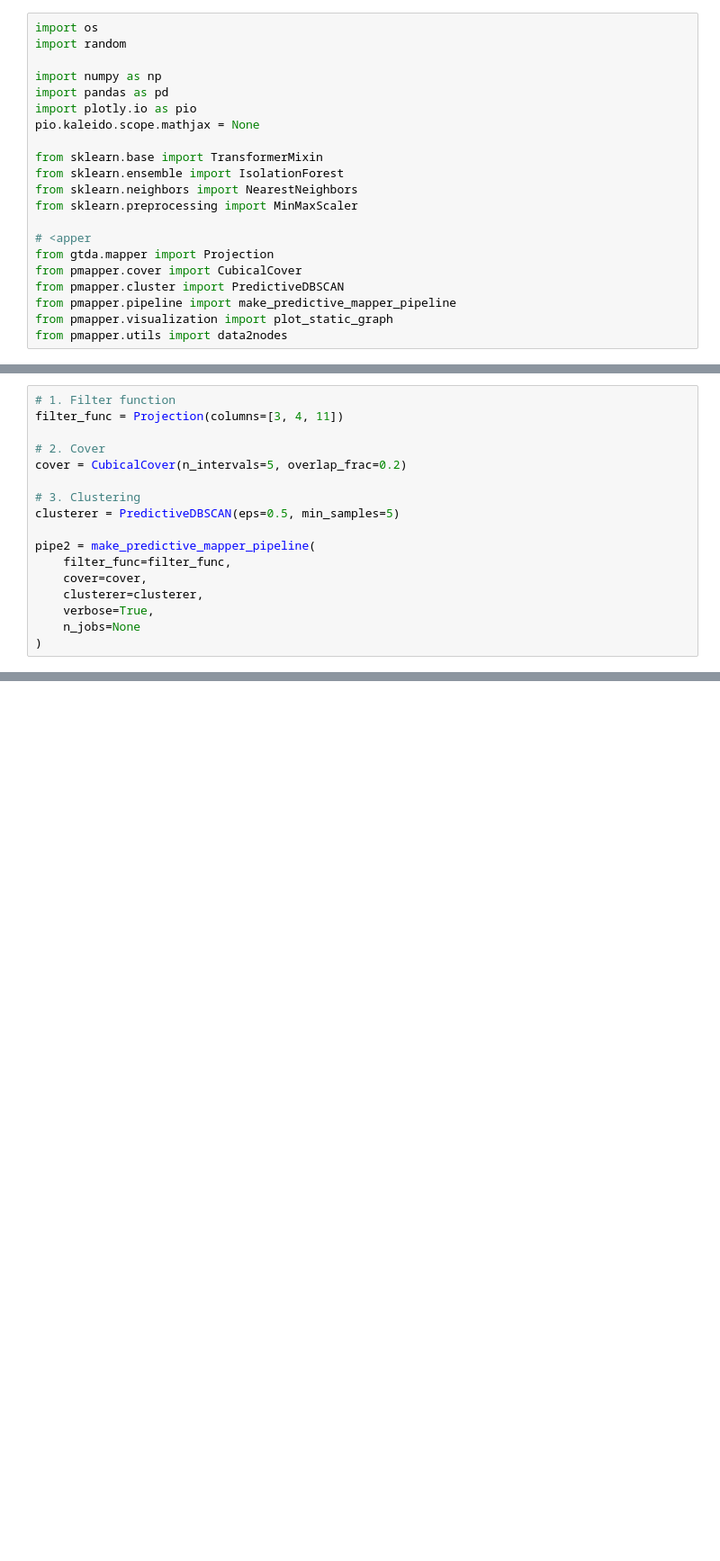
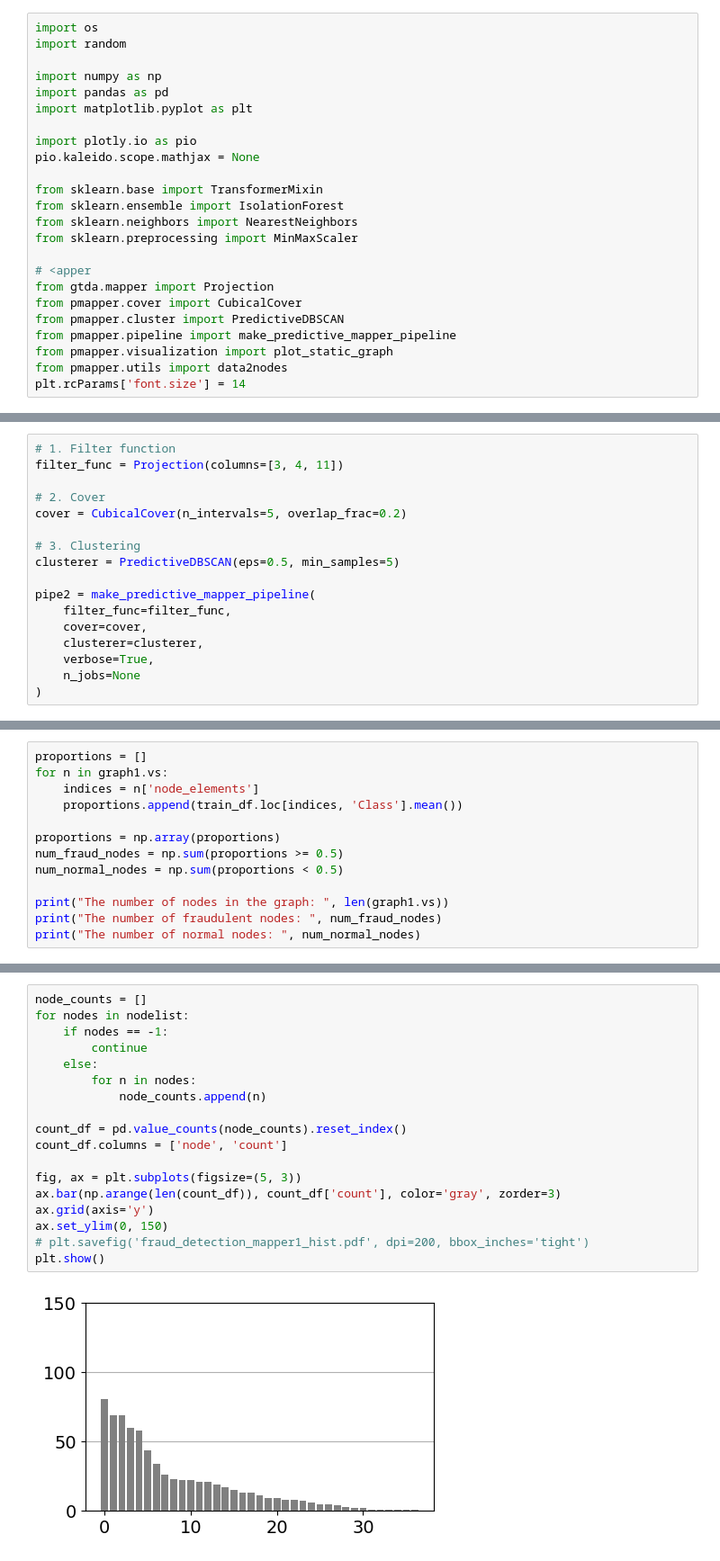
Before and after one commit to HiddenBeginner/mapper_prediction, a Jupyter notebook: Fraud_detection.ipynb, the cells around one changed output, grey strips where cells are left out. Shown at 90% size. Drawn from its saved outputs; the diff is of its cells as text; blank space fills up the shorter version.

Commit message:
Add a new figure

```diff
--- a/Fraud_detection.ipynb
+++ b/Fraud_detection.ipynb
@@ -7,6 +7,8 @@ import random
 
 import numpy as np
 import pandas as pd
+import matplotlib.pyplot as plt
+
 import plotly.io as pio
 pio.kaleido.scope.mathjax = None
 
@@ -22,6 +24,7 @@ from pmapper.cluster import PredictiveDBSCAN
 from pmapper.pipeline import make_predictive_mapper_pipeline
 from pmapper.visualization import plot_static_graph
 from pmapper.utils import data2nodes
+plt.rcParams['font.size'] = 14
 # %%
 random.seed(seed)
 np.random.seed(seed)
@@ -209,0 +213,13 @@ fig.show()  # config={'scrollZoom': True}
+# %%
+proportions = []
+for n in graph1.vs:
+    indices = n['node_elements']
+    proportions.append(train_df.loc[indices, 'Class'].mean())
+
+proportions = np.array(proportions)
+num_fraud_nodes = np.sum(proportions >= 0.5)
+num_normal_nodes = np.sum(proportions < 0.5)
+
+print("The number of nodes in the graph: ", len(graph1.vs))
+print("The number of fraudulent nodes: ", num_fraud_nodes)
+print("The number of normal nodes: ", num_normal_nodes)
@@ -232,2 +252,22 @@ The number of data no node is assigned:  11
 The recall score:  0.75
+# %%
+node_counts = []
+for nodes in nodelist:
+    if nodes == -1:
+        continue
+    else:
+        for n in nodes:
+            node_counts.append(n)
+
+count_df = pd.value_counts(node_counts).reset_index()
+count_df.columns = ['node', 'count']
+
+fig, ax = plt.subplots(figsize=(5, 3))
+ax.bar(np.arange(len(count_df)), count_df['count'], color='gray', zorder=3)
+ax.grid(axis='y')
+ax.set_ylim(0, 150)
+# plt.savefig('fraud_detection_mapper1_hist.pdf', dpi=200, bbox_inches='tight')
+plt.show()
+# %% [output]
+[figure, added]
 # %% [markdown]
```
Also changed, not shown: parts of 13 cells of this notebook, 1 other file.
